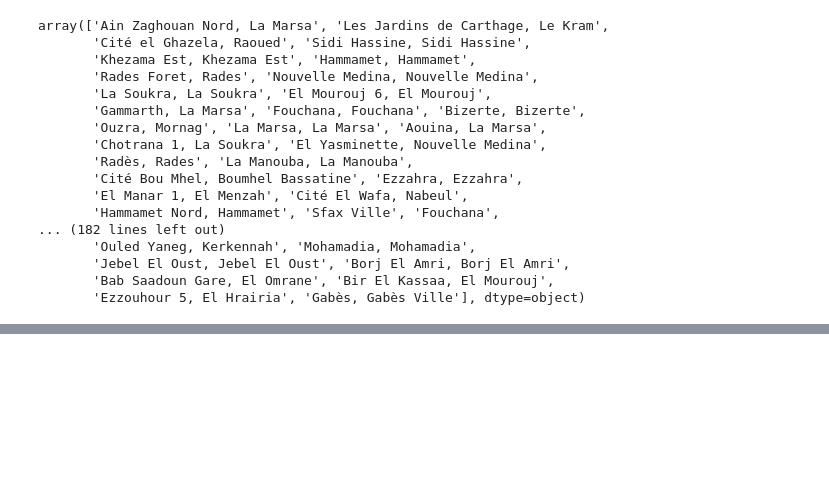
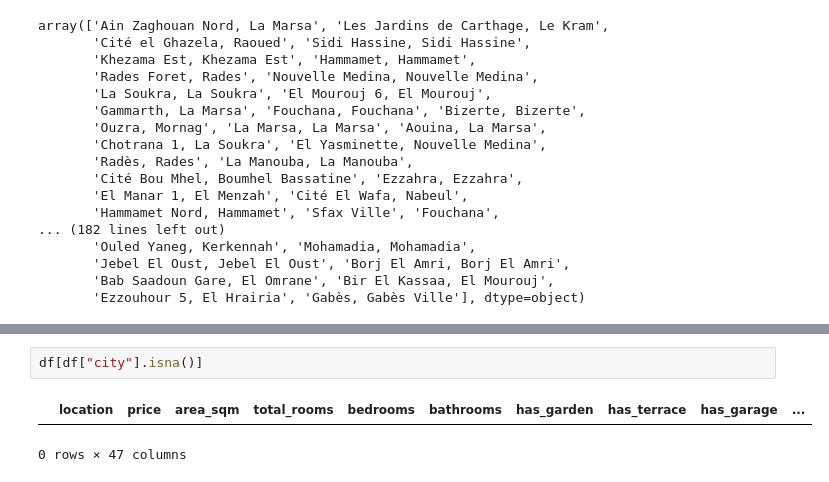
Before and after one commit to MarouaHattab/House-sale-Price-Predicition, a Jupyter notebook: New folder/CleaningMubwab.ipynb, the cells around one changed output, grey strips where cells are left out. Drawn from its saved outputs; the diff is of its cells as text; blank space fills up the shorter version.

```diff
--- a/New folder/CleaningMubwab.ipynb
+++ b/New folder/CleaningMubwab.ipynb
@@ -836,0 +1156,5 @@ array(['Ain Zaghouan Nord, La Marsa', 'Les Jardins de Carthage, Le Kram',
+# %%
+df[df["city"].isna()]
+# %% [output]
+|  | location | price | area_sqm | total_rooms | bedrooms | bathrooms | has_garden | has_terrace | has_garage | ... |
+0 rows × 47 columns
```
Also changed, not shown: parts of 14 cells of this notebook.
